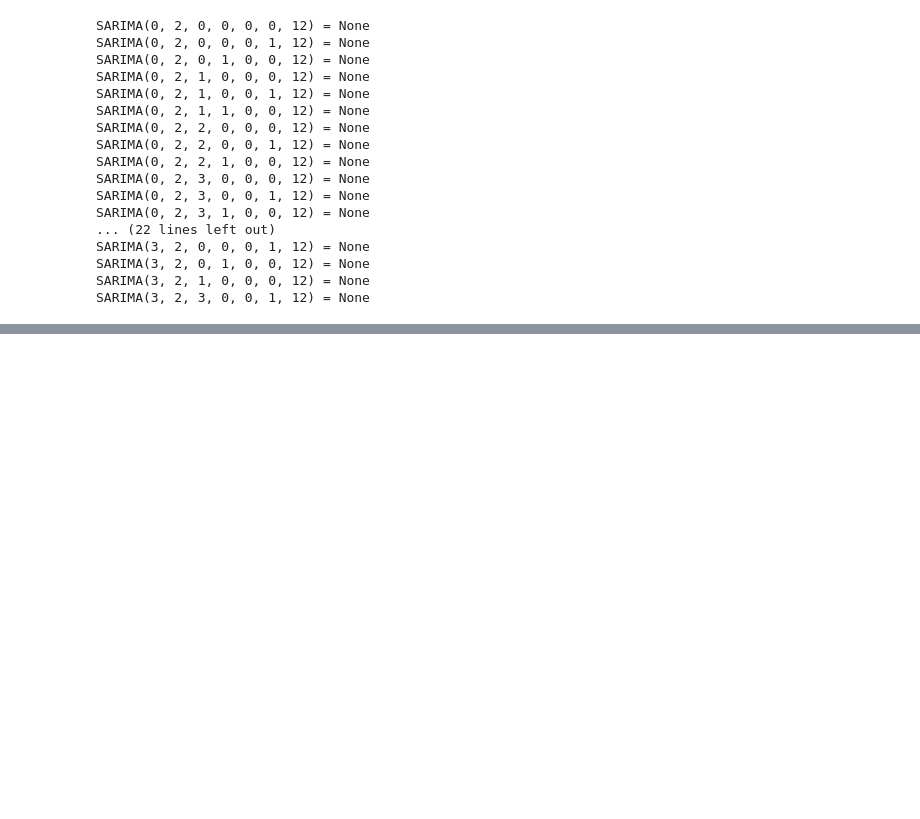
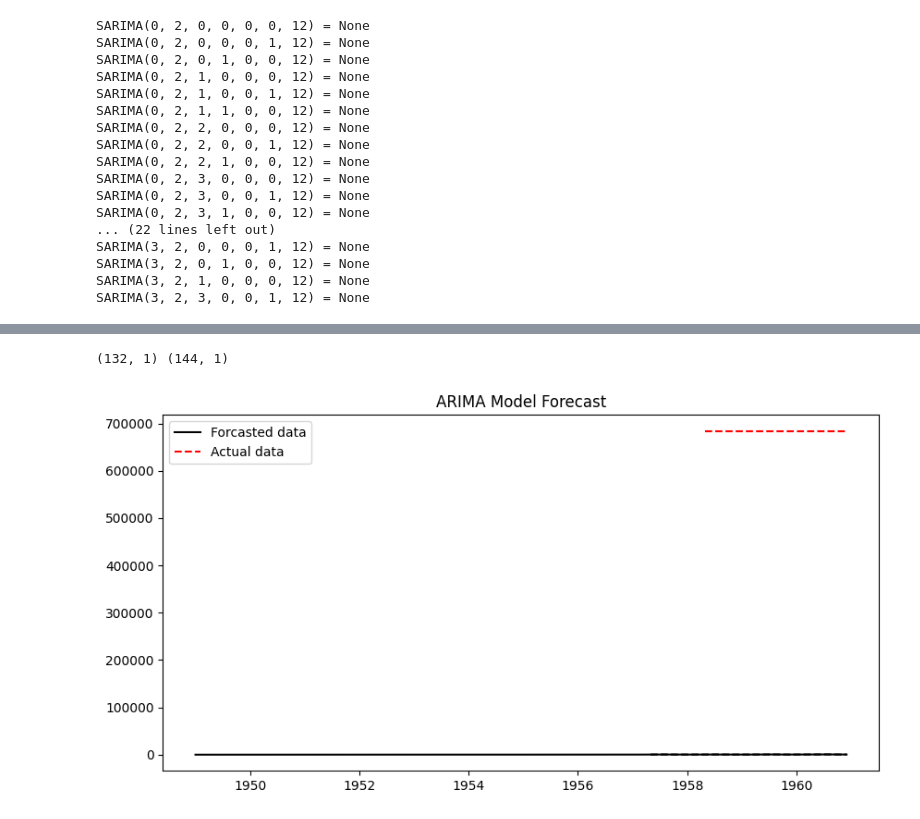
Before and after one commit to Thampi-hub/Springboard_RT, a Jupyter notebook: Cap3_AirPassengers/2_DataWrangling/TimeSeries_airpassengers.ipynb, the cells around one changed output, grey strips where cells are left out. Drawn from its saved outputs; the diff is of its cells as text; code cells hidden in the pictures; blank space fills up the shorter version.

```diff
--- a/Cap3_AirPassengers/2_DataWrangling/TimeSeries_airpassengers.ipynb
+++ b/Cap3_AirPassengers/2_DataWrangling/TimeSeries_airpassengers.ipynb
@@ -558,0 +632,4 @@ arima_model = load(filename)
+# %%
+lstm_model.compile(loss='mean_squared_error', optimizer='adam')
+                  #  metrics=[RootMeanSquaredError()] )
+lstm_model.fit(X_train, y_train, epochs=50, batch_size=12, verbose=1)
@@ -558,0 +655,16 @@ arima_model = load(filename)
+# %%
+# Invert predictions to original scale
+train_predict = lstm_model.predict(X_train)  ## Predict
+train_predict = minmax_model.inverse_transform(train_predict) ## Transform X predictions
+y_train = minmax_model.inverse_transform(y_train)  ## Transform y
+
+test_predict  = lstm_model.predict(X_test)  ## Predict
+test_predict = minmax_model.inverse_transform(test_predict)  ## Transform X predictions
+y_test = minmax_model.inverse_transform(y_test)  ## Transform y
+
+
+# Calculate root mean squared error (RMSE)
+trainScore = np.sqrt(np.mean(np.square(train_predict - y_train)))
+print('Train Score: %.2f RMSE' % (trainScore))
+testScore = np.sqrt(np.mean(np.square(test_predict - y_test)))
+print('Test Score: %.2f RMSE' % (testScore))
@@ -558,0 +678,19 @@ arima_model = load(filename)
+# %%
+predict_dt = pd.DataFrame(test_predict, index=test.index[12:], columns=test.columns)
+forecast_dt = pd.concat([train, predict_dt])
+
+original_data = csv_data.copy()
+
+print(forecast_dt.shape, original_data.shape)
+
+# Plot actual vs forecasted values
+plt.figure(figsize=(10, 5))
+plt.plot(original_data.index, original_data["n_passengers"], label="Actual Data", color="black")
+plt.plot(predict_dt.index, predict_dt["n_passengers"], label="Forcasted Data", linestyle="dashed", color="red")
+plt.plot(test.index, test["n_passengers"], label="Forcasted Data", linestyle="--", color="black")
+plt.legend(["Forcasted data", "Actual data"])
+plt.title("ARIMA Model Forecast")
+plt.show()
+# %% [output]
+(132, 1) (144, 1)
+[figure, added]
```
Also changed, not shown: parts of 23 cells of this notebook.
